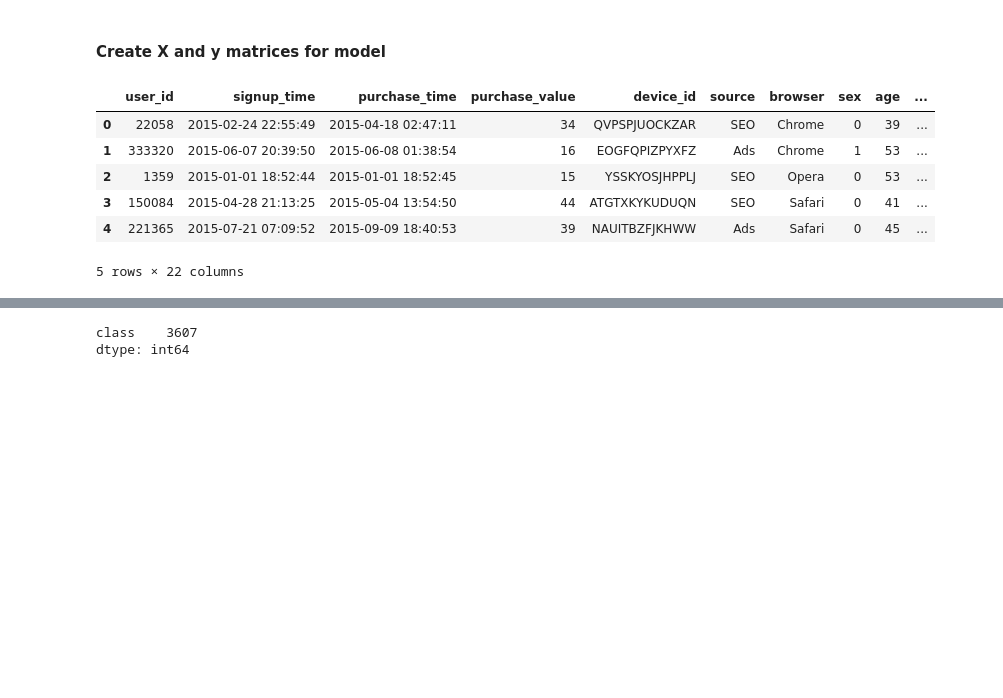
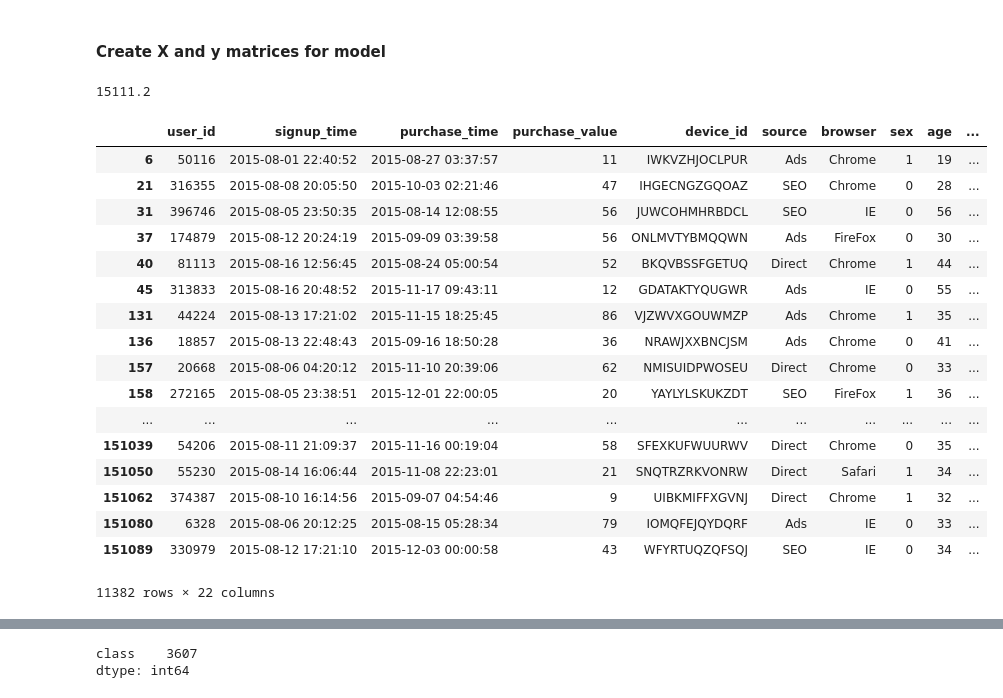
Before and after one commit to elizabethguy86/Email_Fraud_2019, a Jupyter notebook: EmailFraudDetection.ipynb, the cells around one changed output, grey strips where cells are left out. Cells and saved outputs as stored; diff of their text form; code cells hidden in the pictures; blank space fills up the shorter version.

Commit message:
new model with train test split on date

```diff
--- a/EmailFraudDetection.ipynb
+++ b/EmailFraudDetection.ipynb
@@ -122,15 +99,32 @@ fraud_df['possible_fraud'] = fraud_df['country'].apply(lambda x: possible_fraud(
 # %% [markdown]
 #### Create X and y matrices for model
-# %%
-fraud_df.head()
-# %% [output]
-|  | user_id | signup_time | purchase_time | purchase_value | device_id | source | browser | sex | age | ... |
-| 0 | 22058 | 2015-02-24 22:55:49 | 2015-04-18 02:47:11 | 34 | QVPSPJUOCKZAR | SEO | Chrome | 0 | 39 | ... |
-| 1 | 333320 | 2015-06-07 20:39:50 | 2015-06-08 01:38:54 | 16 | EOGFQPIZPYXFZ | Ads | Chrome | 1 | 53 | ... |
-| 2 | 1359 | 2015-01-01 18:52:44 | 2015-01-01 18:52:45 | 15 | YSSKYOSJHPPLJ | SEO | Opera | 0 | 53 | ... |
-| 3 | 150084 | 2015-04-28 21:13:25 | 2015-05-04 13:54:50 | 44 | ATGTXKYKUDUQN | SEO | Safari | 0 | 41 | ... |
-| 4 | 221365 | 2015-07-21 07:09:52 | 2015-09-09 18:40:53 | 39 | NAUITBZFJKHWW | Ads | Safari | 0 | 45 | ... |
-5 rows × 22 columns
+# %%
+date_to_split = dt.datetime(2015, 7, 31) #split on this date for the train/test split
+# %%
+len(fraud_df)*0.1
+# %% [output]
+15111.2
+# %%
+fraud_df[fraud_df.signup_time >= date_to_split]
+# %% [output]
+|  | user_id | signup_time | purchase_time | purchase_value | device_id | source | browser | sex | age | ... |
+| 6 | 50116 | 2015-08-01 22:40:52 | 2015-08-27 03:37:57 | 11 | IWKVZHJOCLPUR | Ads | Chrome | 1 | 19 | ... |
+| 21 | 316355 | 2015-08-08 20:05:50 | 2015-10-03 02:21:46 | 47 | IHGECNGZGQOAZ | SEO | Chrome | 0 | 28 | ... |
+| 31 | 396746 | 2015-08-05 23:50:35 | 2015-08-14 12:08:55 | 56 | JUWCOHMHRBDCL | SEO | IE | 0 | 56 | ... |
+| 37 | 174879 | 2015-08-12 20:24:19 | 2015-09-09 03:39:58 | 56 | ONLMVTYBMQQWN | Ads | FireFox | 0 | 30 | ... |
+| 40 | 81113 | 2015-08-16 12:56:45 | 2015-08-24 05:00:54 | 52 | BKQVBSSFGETUQ | Direct | Chrome | 1 | 44 | ... |
+| 45 | 313833 | 2015-08-16 20:48:52 | 2015-11-17 09:43:11 | 12 | GDATAKTYQUGWR | Ads | IE | 0 | 55 | ... |
+| 131 | 44224 | 2015-08-13 17:21:02 | 2015-11-15 18:25:45 | 86 | VJZWVXGOUWMZP | Ads | Chrome | 1 | 35 | ... |
+| 136 | 18857 | 2015-08-13 22:48:43 | 2015-09-16 18:50:28 | 36 | NRAWJXXBNCJSM | Ads | Chrome | 0 | 41 | ... |
+| 157 | 20668 | 2015-08-06 04:20:12 | 2015-11-10 20:39:06 | 62 | NMISUIDPWOSEU | Direct | Chrome | 0 | 33 | ... |
+| 158 | 272165 | 2015-08-05 23:38:51 | 2015-12-01 22:00:05 | 20 | YAYLYLSKUKZDT | SEO | FireFox | 1 | 36 | ... |
+| ... | ... | ... | ... | ... | ... | ... | ... | ... | ... | ... |
+| 151039 | 54206 | 2015-08-11 21:09:37 | 2015-11-16 00:19:04 | 58 | SFEXKUFWUURWV | Direct | Chrome | 0 | 35 | ... |
+| 151050 | 55230 | 2015-08-14 16:06:44 | 2015-11-08 22:23:01 | 21 | SNQTRZRKVONRW | Direct | Safari | 1 | 34 | ... |
+| 151062 | 374387 | 2015-08-10 16:14:56 | 2015-09-07 04:54:46 | 9 | UIBKMIFFXGVNJ | Direct | Chrome | 1 | 32 | ... |
+| 151080 | 6328 | 2015-08-06 20:12:25 | 2015-08-15 05:28:34 | 79 | IOMQFEJQYDQRF | Ads | IE | 0 | 33 | ... |
+| 151089 | 330979 | 2015-08-12 17:21:10 | 2015-12-03 00:00:58 | 43 | WFYRTUQZQFSQJ | SEO | IE | 0 | 34 | ... |
+11382 rows × 22 columns
 # %%
 X = fraud_df.loc[:, ['purchase_value', 'sex', 'age', 'Ads', 'Direct', 'SEO', 'time_to_purchase', 'Chrome',
        'FireFox', 'IE', 'Opera', 'Safari', 'possible_fraud']]
```
Also changed, not shown: parts of 17 cells of this notebook.
